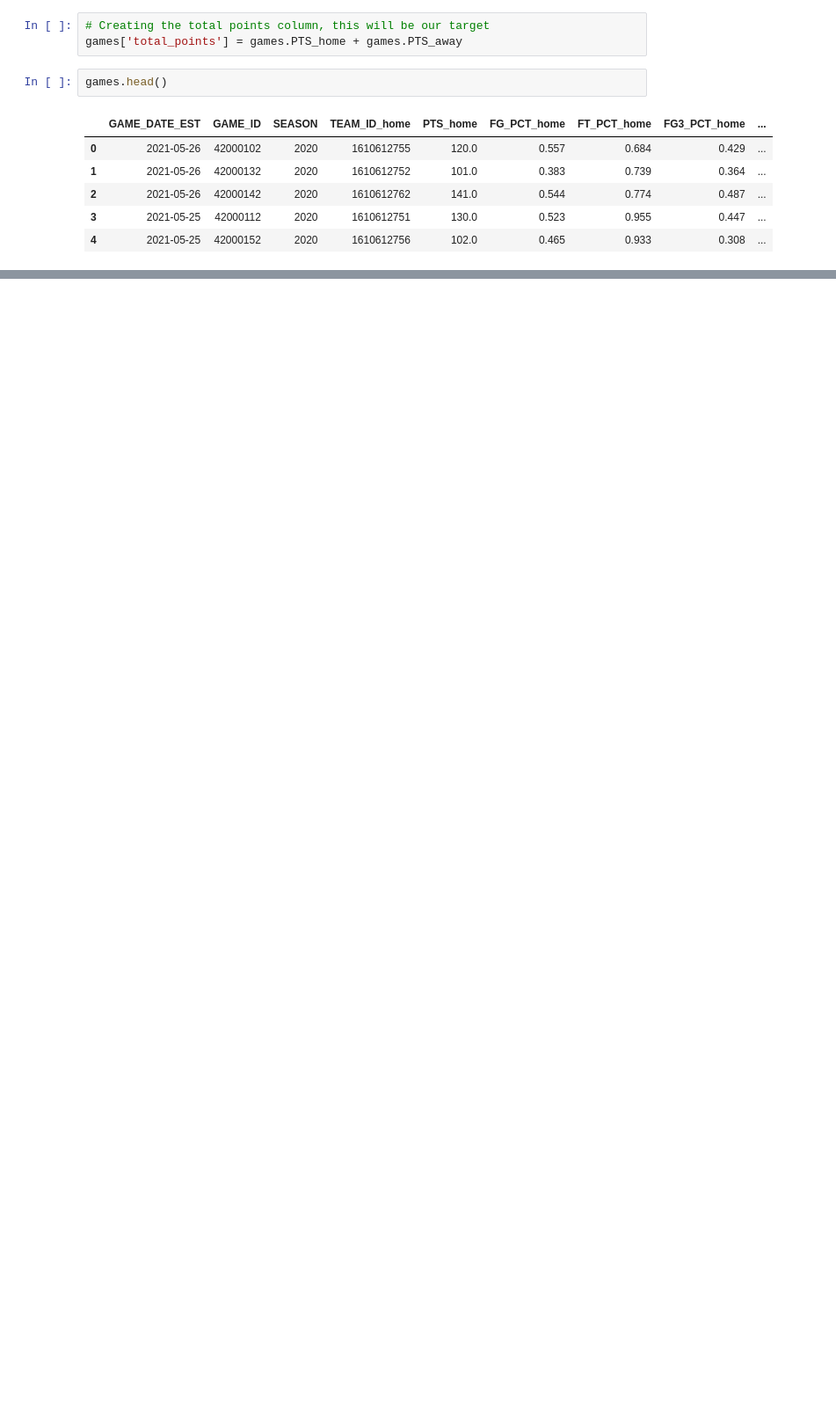
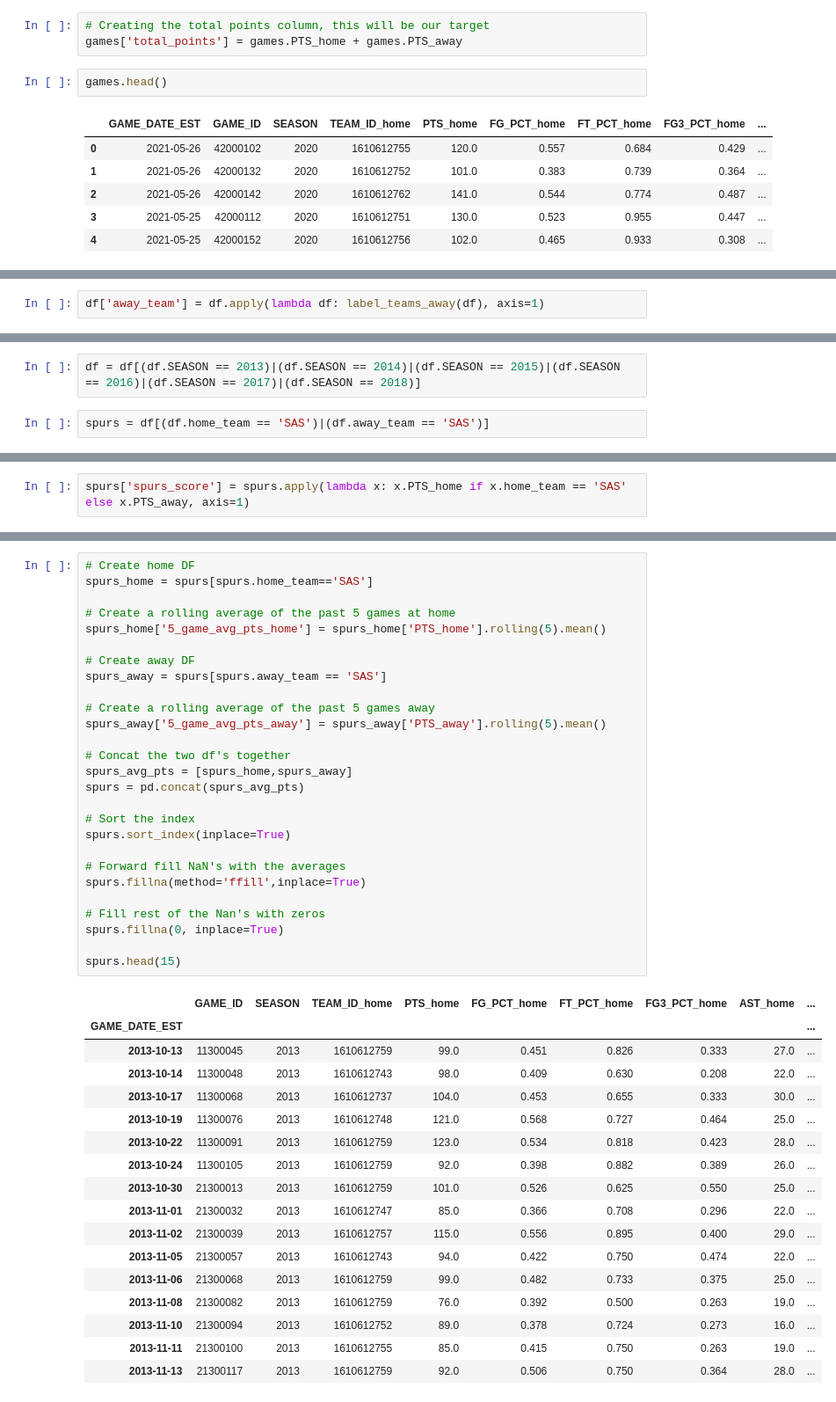
Before and after one commit to Joshua-C-Bryant/money-ball, a Jupyter notebook: predictions.ipynb, the cells around one changed output, grey strips where cells are left out. Shown at 88% size. Saved outputs shown, nothing was run; the diff lists cells and outputs as text; blank space fills up the shorter version.

Commit message:
changed to predicting spurs total points

```diff
--- a/predictions.ipynb
+++ b/predictions.ipynb
@@ -209,0 +364,2 @@ Name: SEASON, dtype: int64
+# %%
+df['away_team'] = df.apply(lambda df: label_teams_away(df), axis=1)
@@ -209,0 +389,4 @@ Name: SEASON, dtype: int64
+# %%
+df = df[(df.SEASON == 2013)|(df.SEASON == 2014)|(df.SEASON == 2015)|(df.SEASON == 2016)|(df.SEASON == 2017)|(df.SEASON == 2018)]
+# %%
+spurs = df[(df.home_team == 'SAS')|(df.away_team == 'SAS')]
@@ -209,0 +395,2 @@ Name: SEASON, dtype: int64
+# %%
+spurs['spurs_score'] = spurs.apply(lambda x: x.PTS_home if x.home_team == 'SAS' else x.PTS_away, axis=1)
@@ -209,0 +416,45 @@ Name: SEASON, dtype: int64
+# %%
+# Create home DF
+spurs_home = spurs[spurs.home_team=='SAS']
+
+# Create a rolling average of the past 5 games at home
+spurs_home['5_game_avg_pts_home'] = spurs_home['PTS_home'].rolling(5).mean()
+
+# Create away DF
+spurs_away = spurs[spurs.away_team == 'SAS']
+
+# Create a rolling average of the past 5 games away
+spurs_away['5_game_avg_pts_away'] = spurs_away['PTS_away'].rolling(5).mean()
+
+# Concat the two df's together
+spurs_avg_pts = [spurs_home,spurs_away]
+spurs = pd.concat(spurs_avg_pts)
+
+# Sort the index
+spurs.sort_index(inplace=True)
+
+# Forward fill NaN's with the averages
+spurs.fillna(method='ffill',inplace=True)
+
+# Fill rest of the Nan's with zeros
+spurs.fillna(0, inplace=True)
+
+spurs.head(15)
+# %% [output]
+|  | GAME_ID | SEASON | TEAM_ID_home | PTS_home | FG_PCT_home | FT_PCT_home | FG3_PCT_home | AST_home | ... |
+| GAME_DATE_EST |  |  |  |  |  |  |  |  | ... |
+| 2013-10-13 | 11300045 | 2013 | 1610612759 | 99.0 | 0.451 | 0.826 | 0.333 | 27.0 | ... |
+| 2013-10-14 | 11300048 | 2013 | 1610612743 | 98.0 | 0.409 | 0.630 | 0.208 | 22.0 | ... |
+| 2013-10-17 | 11300068 | 2013 | 1610612737 | 104.0 | 0.453 | 0.655 | 0.333 | 30.0 | ... |
+| 2013-10-19 | 11300076 | 2013 | 1610612748 | 121.0 | 0.568 | 0.727 | 0.464 | 25.0 | ... |
+| 2013-10-22 | 11300091 | 2013 | 1610612759 | 123.0 | 0.534 | 0.818 | 0.423 | 28.0 | ... |
+| 2013-10-24 | 11300105 | 2013 | 1610612759 | 92.0 | 0.398 | 0.882 | 0.389 | 26.0 | ... |
+| 2013-10-30 | 21300013 | 2013 | 1610612759 | 101.0 | 0.526 | 0.625 | 0.550 | 25.0 | ... |
+| 2013-11-01 | 21300032 | 2013 | 1610612747 | 85.0 | 0.366 | 0.708 | 0.296 | 22.0 | ... |
+| 2013-11-02 | 21300039 | 2013 | 1610612757 | 115.0 | 0.556 | 0.895 | 0.400 | 29.0 | ... |
+| 2013-11-05 | 21300057 | 2013 | 1610612743 | 94.0 | 0.422 | 0.750 | 0.474 | 22.0 | ... |
+| 2013-11-06 | 21300068 | 2013 | 1610612759 | 99.0 | 0.482 | 0.733 | 0.375 | 25.0 | ... |
+| 2013-11-08 | 21300082 | 2013 | 1610612759 | 76.0 | 0.392 | 0.500 | 0.263 | 19.0 | ... |
+| 2013-11-10 | 21300094 | 2013 | 1610612752 | 89.0 | 0.378 | 0.724 | 0.273 | 16.0 | ... |
+| 2013-11-11 | 21300100 | 2013 | 1610612755 | 85.0 | 0.415 | 0.750 | 0.263 | 19.0 | ... |
+| 2013-11-13 | 21300117 | 2013 | 1610612759 | 92.0 | 0.506 | 0.750 | 0.364 | 28.0 | ... |
```
Also changed, not shown: parts of 26 cells of this notebook.
